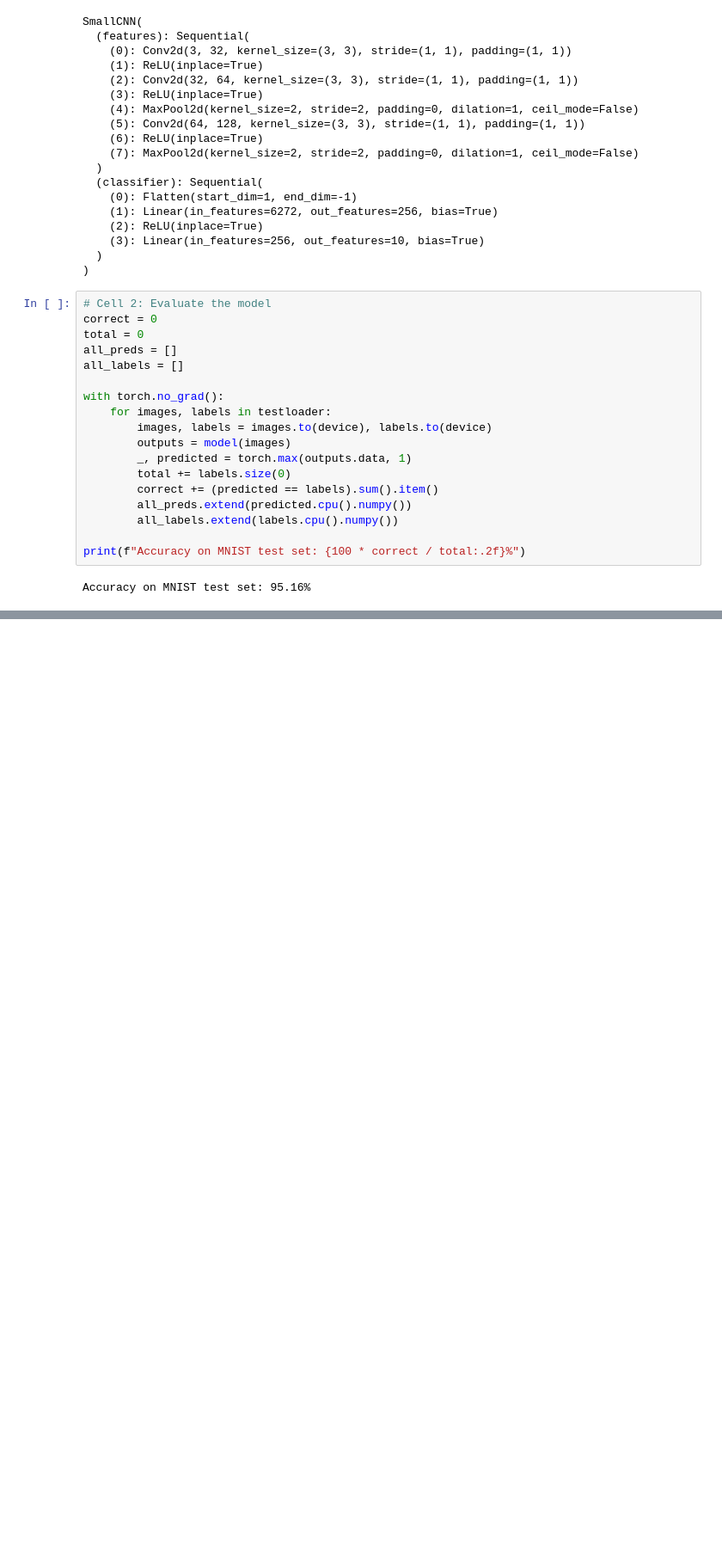
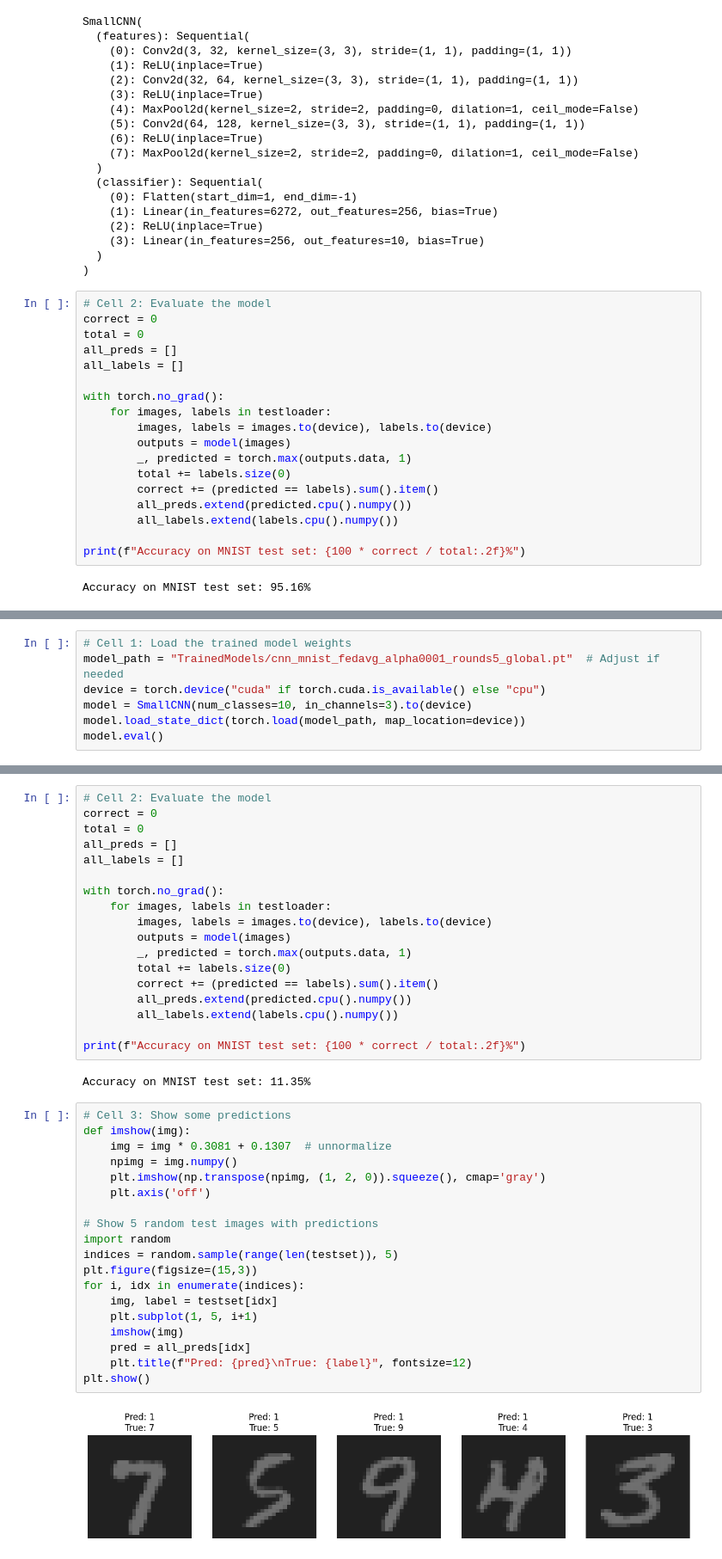
Before and after one commit to fceccucci/OptML-Project, a Jupyter notebook: TrainedModelEval.ipynb, the cells around one changed output, grey strips where cells are left out. Shown at 86% size. Cells and saved outputs as stored; diff of their text form; blank space fills up the shorter version.

Commit message:
Simple trains

```diff
--- a/TrainedModelEval.ipynb
+++ b/TrainedModelEval.ipynb
@@ -315,0 +337,7 @@ plt.show()
+# %%
+# Cell 1: Load the trained model weights
+model_path = "TrainedModels/cnn_mnist_fedavg_alpha0001_rounds5_global.pt"  # Adjust if needed
+device = torch.device("cuda" if torch.cuda.is_available() else "cpu")
+model = SmallCNN(num_classes=10, in_channels=3).to(device)
+model.load_state_dict(torch.load(model_path, map_location=device))
+model.eval()
@@ -315,0 +363,41 @@ plt.show()
+# %%
+# Cell 2: Evaluate the model
+correct = 0
+total = 0
+all_preds = []
+all_labels = []
+
+with torch.no_grad():
+    for images, labels in testloader:
+        images, labels = images.to(device), labels.to(device)
+        outputs = model(images)
+        _, predicted = torch.max(outputs.data, 1)
+        total += labels.size(0)
+        correct += (predicted == labels).sum().item()
+        all_preds.extend(predicted.cpu().numpy())
+        all_labels.extend(labels.cpu().numpy())
+
+print(f"Accuracy on MNIST test set: {100 * correct / total:.2f}%")
+# %% [output]
+Accuracy on MNIST test set: 11.35%
+# %%
+# Cell 3: Show some predictions
+def imshow(img):
+    img = img * 0.3081 + 0.1307  # unnormalize
+    npimg = img.numpy()
+    plt.imshow(np.transpose(npimg, (1, 2, 0)).squeeze(), cmap='gray')
+    plt.axis('off')
+
+# Show 5 random test images with predictions
+import random
+indices = random.sample(range(len(testset)), 5)
+plt.figure(figsize=(15,3))
+for i, idx in enumerate(indices):
+    img, label = testset[idx]
+    plt.subplot(1, 5, i+1)
+    imshow(img)
+    pred = all_preds[idx]
+    plt.title(f"Pred: {pred}\nTrue: {label}", fontsize=12)
+plt.show()
+# %% [output]
+[figure, added]
```
Also changed, not shown: parts of 18 cells of this notebook, 5 other files.
